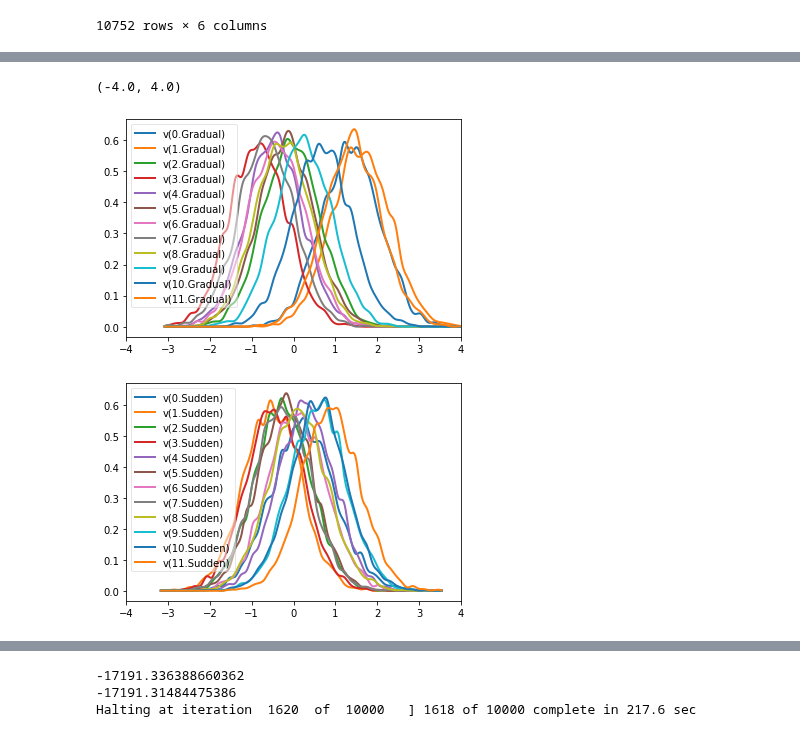
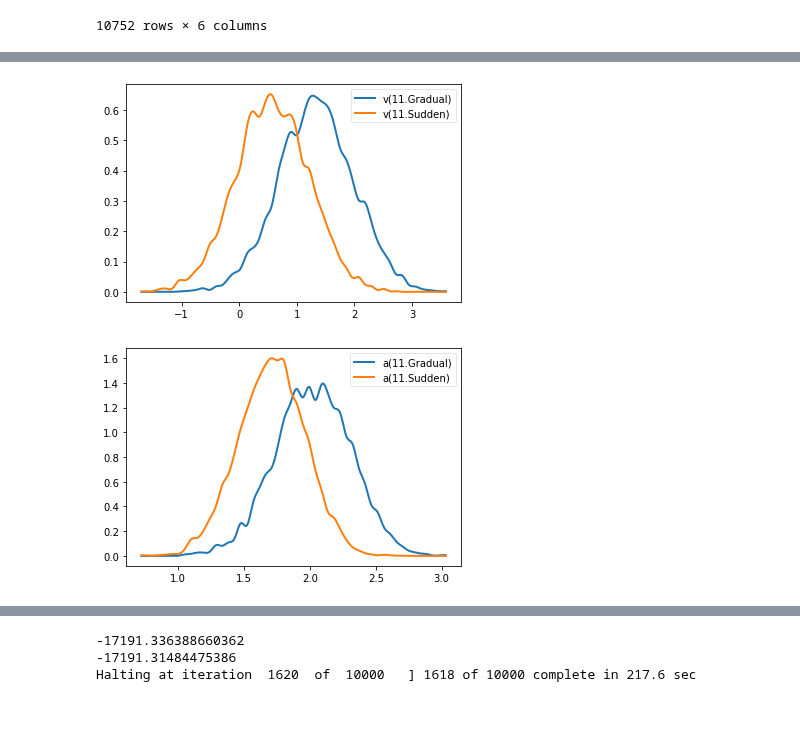
Before and after one commit to tejas-savalia/Lab-Codes, a Jupyter notebook: Visuomotor_Adaptation_psychopy_tablet/no_feedback/analysis/DDMs.ipynb, the cells around one changed output, grey strips where cells are left out. Saved outputs shown, nothing was run; the diff lists cells and outputs as text; code cells hidden in the pictures.

```diff
--- a/Visuomotor_Adaptation_psychopy_tablet/no_feedback/analysis/DDMs.ipynb
+++ b/Visuomotor_Adaptation_psychopy_tablet/no_feedback/analysis/DDMs.ipynb
@@ -274,0 +582,2 @@ TypeError: get expected at least 1 argument, got 0
+# %%
+model = hddm.load('hddm_fit')
@@ -381,12 +673,12 @@ a_gradual = m_stim.nodes_db.node[['a(0.Gradual)', 'a(1.Gradual)', 'a(2.Gradual)'
 # %%
 a_sudden = m_stim.nodes_db.node[['a(0.Sudden)', 'a(1.Sudden)', 'a(2.Sudden)', 'a(3.Sudden)', 'a(4.Sudden)', 'a(5.Sudden)',
                                 'a(6.Sudden)', 'a(7.Sudden)', 'a(8.Sudden)', 'a(9.Sudden)', 'a(10.Sudden)', 'a(11.Sudden)']]
-# %%
-hddm.analyze.plot_posterior_nodes(v_gradual)
-plt.xlim((-4, 4))
-hddm.analyze.plot_posterior_nodes(v_sudden)
-plt.xlim((-4, 4))
-# %% [output]
-(-4.0, 4.0)
-[figure, removed]
-[figure, removed]
+# %%
+block = 11
+vblock = m_stim.nodes_db.node[['v('+str(block)+'.Gradual)', 'v('+str(block)+'.Sudden)']]
+ablock = m_stim.nodes_db.node[['a('+str(block)+'.Gradual)', 'a('+str(block)+'.Sudden)']]
+hddm.analyze.plot_posterior_nodes(vblock),
+hddm.analyze.plot_posterior_nodes(ablock)
+# %% [output]
+[figure, added]
+[figure, added]
```
Also changed, not shown: parts of 21 cells of this notebook, 2 other files.
